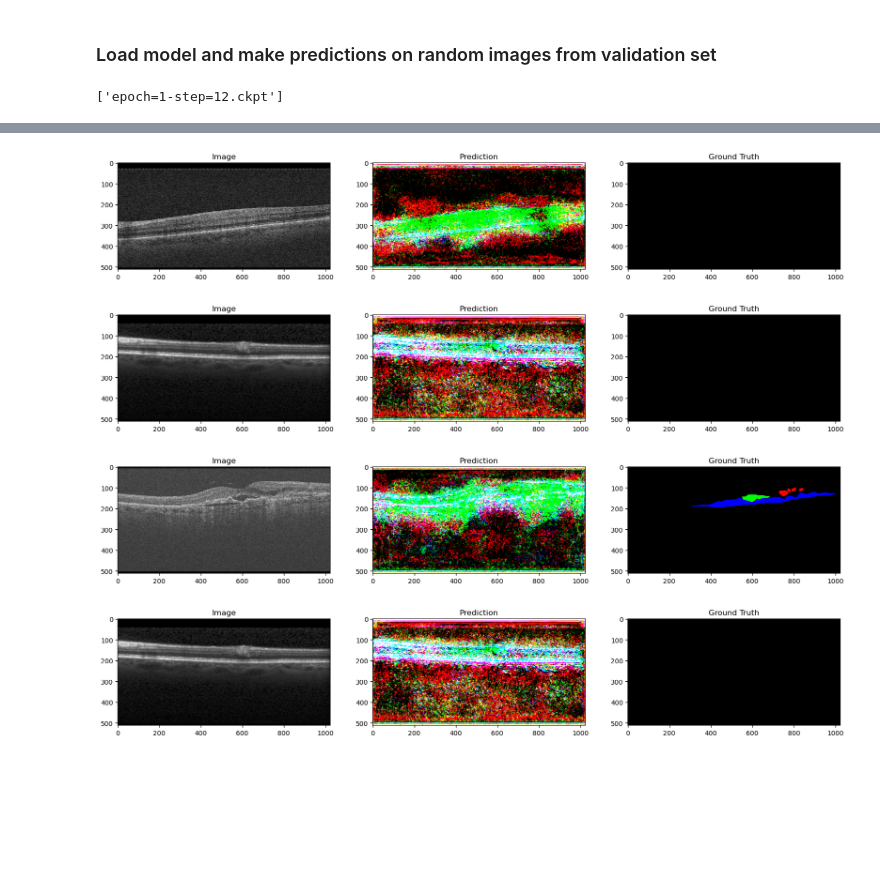
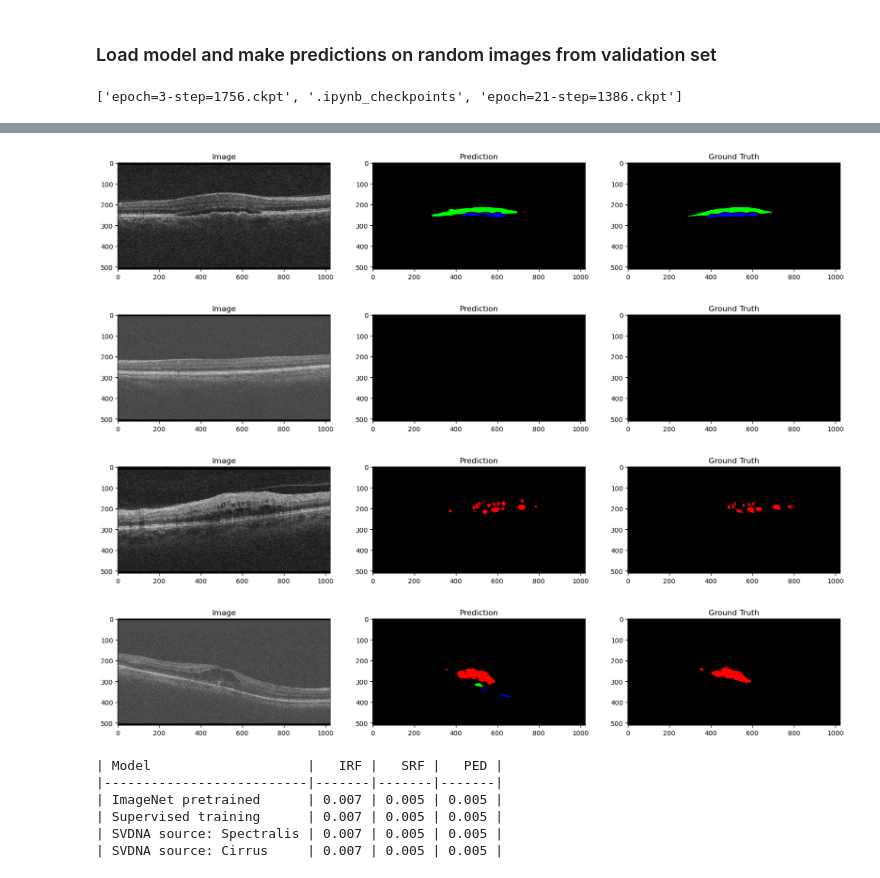
Before and after one commit to moritsih/OPTIMA_SeminarPractical, a Jupyter notebook: practical/main.ipynb, the cells around one changed output, grey strips where cells are left out. Cells and saved outputs as stored; diff of their text form; code cells hidden in the pictures; blank space fills up the shorter version.

```diff
--- a/practical/main.ipynb
+++ b/practical/main.ipynb
@@ -29,27 +29,27 @@ Seed set to 99
 99
 # %%
 cfg = Config()
-cfg.batch_size = 1
-cfg.epochs = 2
+cfg.batch_size = 8
+cfg.epochs = 100
 # %% [markdown]
 To change experimental setting, check the following:
 
 - source domains in the OCTDatasetPrep class
 - Turn on SVDNA in the config file
 # %%
-train_data, val_data, _ = OCTDatasetPrep(cfg.train_dir,
+train_data, val_data, test_data = OCTDatasetPrep(cfg.train_dir,
                                          source_domains = [
-                                             'Spectralis',
-                                             'Topcon',      # define all three domains as "source" -> supervised setting
-                                             'Cirrus'
-                                         ]).get_datasets(dataset_split=[0.01, 0.001])
+                                             'Spectralis'#,
+                                             #'Topcon'#,      # define all three domains as "source" -> supervised setting
+                                             #'Cirrus'
+                                         ]).get_datasets(dataset_split=[0.2, 0.1])
 
 
 train_dataset = MakeDataset(train_data, cfg.train_transforms)
 val_dataset = MakeDataset(val_data, cfg.val_transforms)
-#test_dataset = MakeDataset(test_data, cfg.test_transforms)
+test_dataset = MakeDataset(test_data, cfg.test_transforms)
 
 train_loader = DataLoader(train_dataset, batch_size=cfg.batch_size, shuffle=True, num_workers=7, persistent_workers=True)
 val_loader = DataLoader(val_dataset, batch_size=cfg.batch_size, shuffle=False, num_workers=7, persistent_workers=True)
-#test_loader = DataLoader(test_dataset, batch_size=cfg.batch_size, shuffle=False, num_workers=0)
+test_loader = DataLoader(test_dataset, batch_size=cfg.batch_size, shuffle=False, num_workers=7, persistent_workers=True)
 # %% [output]
@@ -65,7 +68,7 @@ class LitUNetPlusPlus(L.LightningModule):
         #self.save_hyperparameters(ignore=['model'])
         self.save_hyperparameters()
         self.model = model
-        self.loss_func = DiceCELossSplitter(include_background=True, sigmoid=True, lambda_ce=0.5)
+        self.loss_func = DiceCELossSplitter(include_background=False, sigmoid=True, lambda_ce=0.5)
 
     def training_step(self, batch, batch_idx):
         inputs = batch['img'].to(self.cfg.device)
@@ -75,7 +78,7 @@ class LitUNetPlusPlus(L.LightningModule):
         outputs = self.model(inputs)
         dice_loss, ce_loss, total_loss = self.loss_func(outputs, masks)
 
-        print(f"Total loss: {total_loss} | Dice loss: {dice_loss} | CE loss: {ce_loss}")
+        #print(f"Total loss: {total_loss.item()} | Dice loss: {dice_loss.item()} | CE loss: {ce_loss.item()}")
 
         self.log('train_loss_dice', dice_loss)
         self.log('train_loss_ce', ce_loss)
@@ -132,14 +135,14 @@ unetpp = LitUNetPlusPlus(cfg, model)
 wandb_logger = WandbLogger(project="PracticalWorkinAI")
 
 checkpoint_callback = ModelCheckpoint(dirpath=cfg.model_path, monitor='val_loss_total', mode='min')
-early_stopping = EarlyStopping(monitor='val_loss_total', patience=cfg.early_stopping_patience)
 lr_monitor = LearningRateMonitor(logging_interval='step')
 
-trainer = L.Trainer(accumulate_grad_batches=8,
-                    max_epochs=cfg.epochs,
+
+
+trainer = L.Trainer(max_epochs=cfg.epochs,
                     logger=wandb_logger,
                     default_root_dir=Path(cfg.default_root_dir),
                     log_every_n_steps=2,
-                    callbacks=[checkpoint_callback, early_stopping, lr_monitor],
+                    callbacks=[checkpoint_callback, lr_monitor],
                     deterministic=True)
 # %% [output]
@@ -210,9 +254,9 @@ Masks:  torch.Size([4, 512, 1024])
 model_checkpoints = os.listdir(cfg.model_path)
 print(model_checkpoints)
 # %% [output]
-['epoch=1-step=12.ckpt']
+['epoch=3-step=1756.ckpt', '.ipynb_checkpoints', 'epoch=21-step=1386.ckpt']
 # %%
-model = LitUNetPlusPlus.load_from_checkpoint(checkpoint_path = cfg.model_path / model_checkpoints[0])
+model = LitUNetPlusPlus.load_from_checkpoint(checkpoint_path = cfg.model_path / model_checkpoints[2])
 model.eval()
 
 for i in range(4):
@@ -234,7 +279,7 @@ for i in range(4):
-[figure, old version]
+[figure, new version]
-[figure, old version]
+[figure, new version]
-[figure, old version]
+[figure, new version]
-[figure, old version]
+[figure, new version]
 # %%
 table = [['Model', 'IRF', 'SRF', 'PED']]
 
@@ -251,8 +296,16 @@ model = LitUNetPlusPlus.load_from_checkpoint(checkpoint_path = cfg.model_path /
 table.append(make_results_table(model, val_dataset, cfg.device, cfg, 'SVDNA source: Cirrus'))
 # %%
 # save variable table to text file
+print(tabulate(table, headers='firstrow', tablefmt='github'))
 with open('results.txt', 'w') as f:
     f.write(tabulate(table, headers='firstrow', tablefmt='latex_raw'))
+# %% [output]
+| Model                    |   IRF |   SRF |   PED |
+|--------------------------|-------|-------|-------|
+| ImageNet pretrained      | 0.007 | 0.005 | 0.005 |
+| Supervised training      | 0.007 | 0.005 | 0.005 |
+| SVDNA source: Spectralis | 0.007 | 0.005 | 0.005 |
+| SVDNA source: Cirrus     | 0.007 | 0.005 | 0.005 |
 # %%
 # make a barplot with three bars, one for each class
 
```
Also changed, not shown: parts of 8 cells of this notebook, 4 other files.
